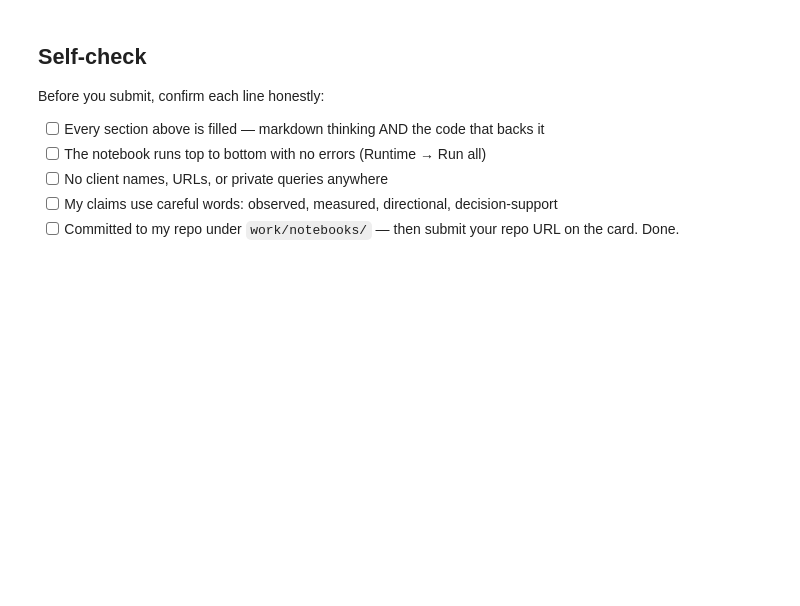
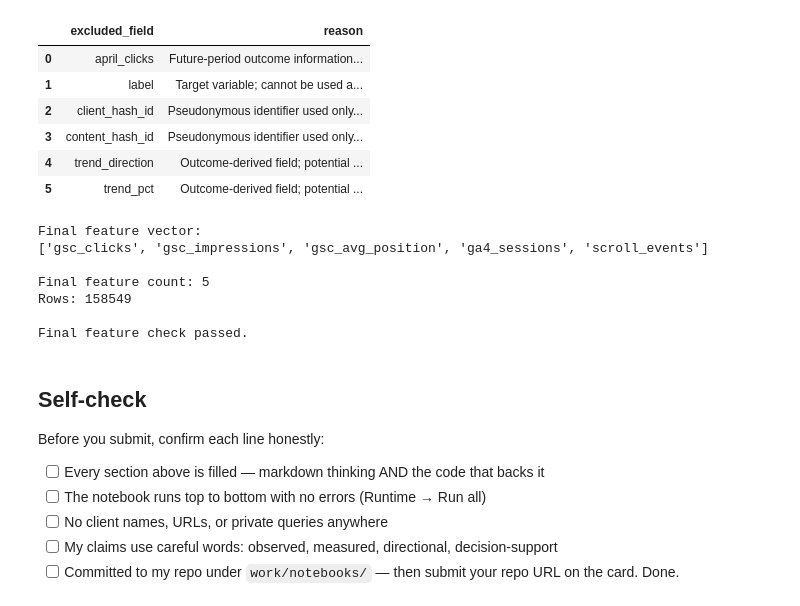
Before and after one commit to mohamedahmed02/Flyrank-internship, a Jupyter notebook: work/notebooks/w03_feature_leakage_check.ipynb, the cells around one changed output. Saved outputs shown, nothing was run; the diff lists cells and outputs as text; code cells hidden in the pictures; blank space fills up the shorter version.

```diff
--- a/work/notebooks/w03_feature_leakage_check.ipynb
+++ b/work/notebooks/w03_feature_leakage_check.ipynb
@@ -37,3 +321,55 @@ This skeleton is yours to fill. Work the sections **in order** — each one has
+# %%
+# ============================================================
+# ML-05 — Section 4: Excluded fields and final feature check
+# ============================================================
+
+excluded_fields = {
+    "april_clicks": "Future-period outcome information; would cause leakage.",
+    "label": "Target variable; cannot be used as an input feature.",
+    "client_hash_id": "Pseudonymous identifier used only for grouping and joins.",
+    "content_hash_id": "Pseudonymous identifier used only for joins.",
+    "trend_direction": "Outcome-derived field; potential label leakage.",
+    "trend_pct": "Outcome-derived field; potential label leakage.",
+}
+
+excluded_table = pd.DataFrame(
+    list(excluded_fields.items()),
+    columns=["excluded_field", "reason"]
+)
+
+display(excluded_table)
+
+print("Final feature vector:")
+print(feature_cols)
+
+print("\nFinal feature count:", len(feature_cols))
+print("Rows:", len(X))
+
+assert len(feature_cols) == 5
+assert set(feature_cols) == {
+    "gsc_clicks",
+    "gsc_impressions",
+    "gsc_avg_position",
+    "ga4_sessions",
+    "scroll_events",
+}
+
+print("\nFinal feature check passed.")
+# %% [output]
+|  | excluded_field | reason |
+| 0 | april_clicks | Future-period outcome information... |
+| 1 | label | Target variable; cannot be used a... |
+| 2 | client_hash_id | Pseudonymous identifier used only... |
+| 3 | content_hash_id | Pseudonymous identifier used only... |
+| 4 | trend_direction | Outcome-derived field; potential ... |
+| 5 | trend_pct | Outcome-derived field; potential ... |
+Final feature vector:
+['gsc_clicks', 'gsc_impressions', 'gsc_avg_position', 'ga4_sessions', 'scroll_events']
+
+Final feature count: 5
+Rows: 158549
+
+Final feature check passed.
 # %% [markdown]
 ## Self-check
 
```
Also changed, not shown: parts of 17 cells of this notebook.
